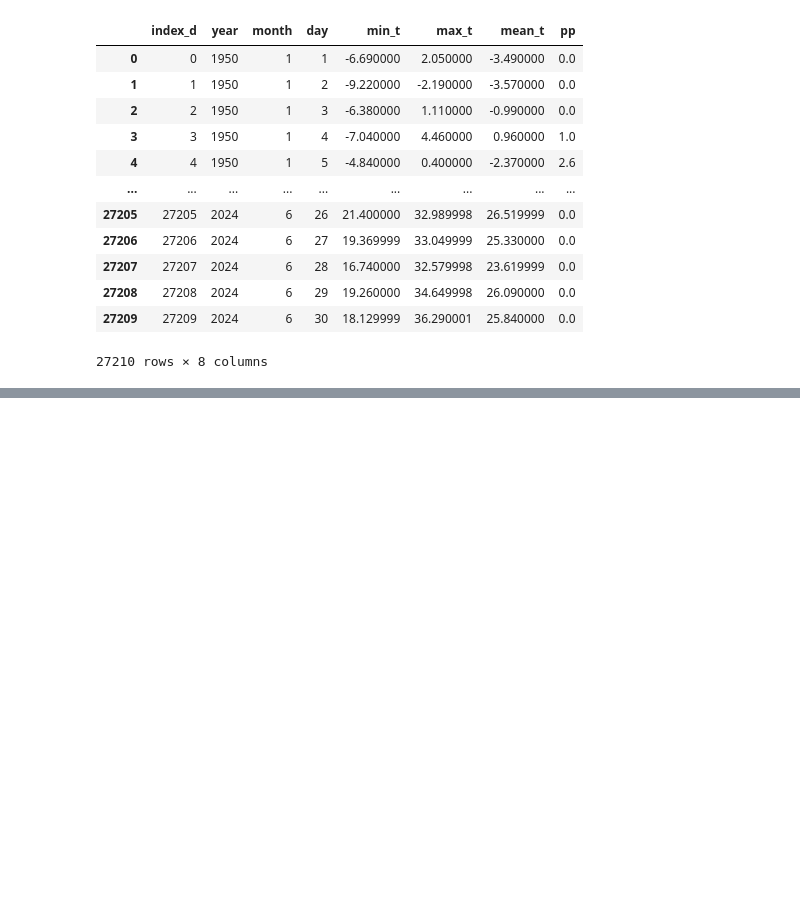
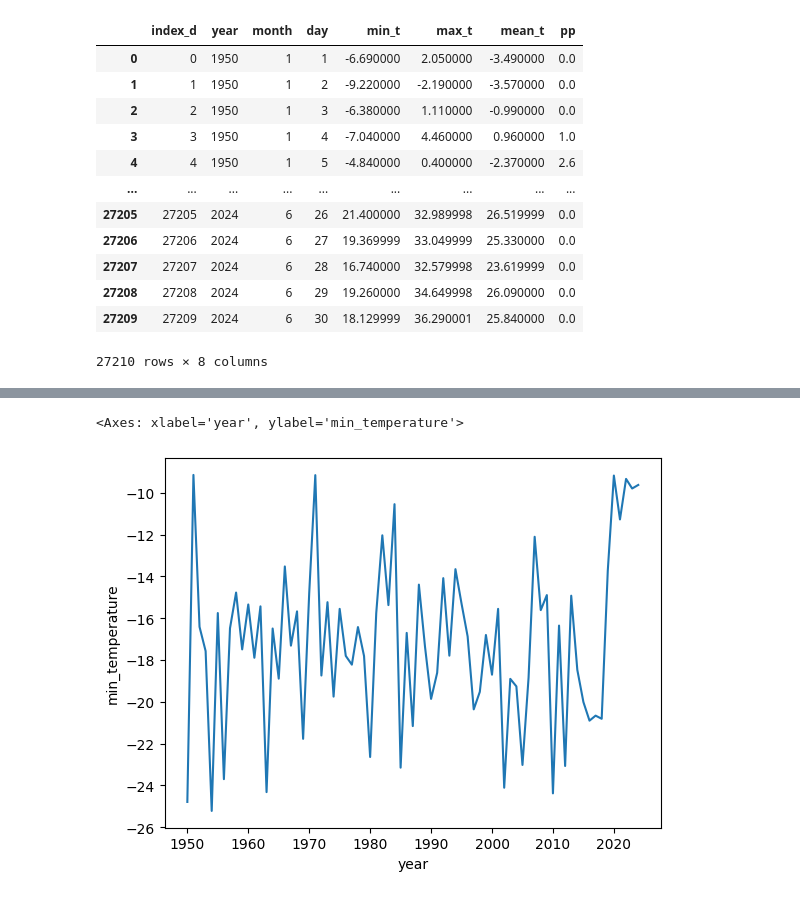
Before and after one commit to paunstefan/europe_weather_data, a Jupyter notebook: notebook.ipynb, the cells around one changed output, grey strips where cells are left out. Drawn from its saved outputs; the diff is of its cells as text; code cells hidden in the pictures; blank space fills up the shorter version.

Commit message:
Added some plots

```diff
--- a/notebook.ipynb
+++ b/notebook.ipynb
@@ -36,3 +34,8 @@ weather_df
 | 27208 | 27208 | 2024 | 6 | 29 | 19.260000 | 34.649998 | 26.090000 | 0.0 |
 | 27209 | 27209 | 2024 | 6 | 30 | 18.129999 | 36.290001 | 25.840000 | 0.0 |
 27210 rows × 8 columns
+# %%
+# Minimum temperature per year
+# Group by 'year' and find the minimum temperature
+year_min_temp_df = weather_df.groupby("year", as_index=False).agg(min_temperature=("min_t", "min"))
+year_min_temp_df
@@ -38,0 +56,6 @@ weather_df
+# %%
+sns.lineplot(x="year", y="min_temperature",
+             data=year_min_temp_df)
+# %% [output]
+<Axes: xlabel='year', ylabel='min_temperature'>
+[figure, added]
```
Also changed, not shown: parts of 4 cells of this notebook, 2 other files.
